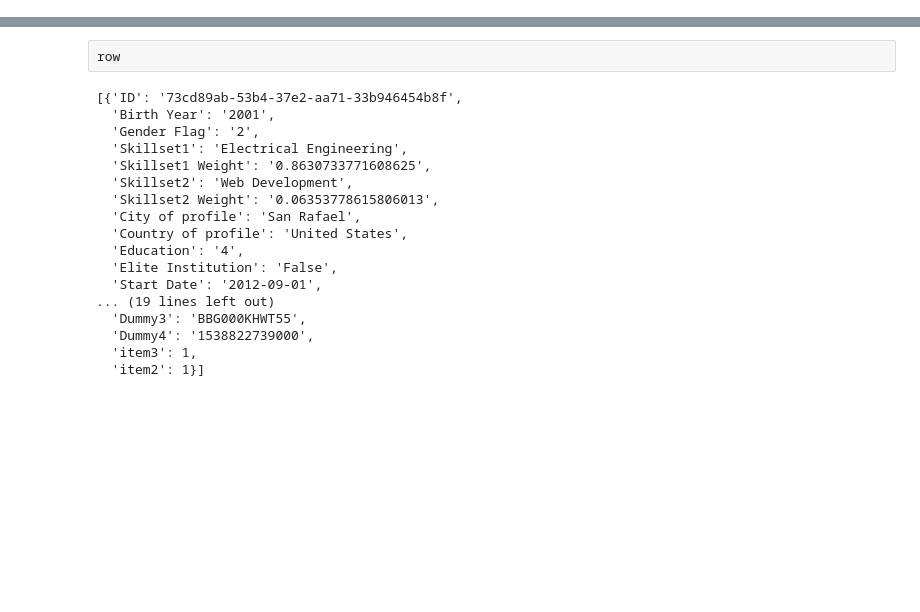
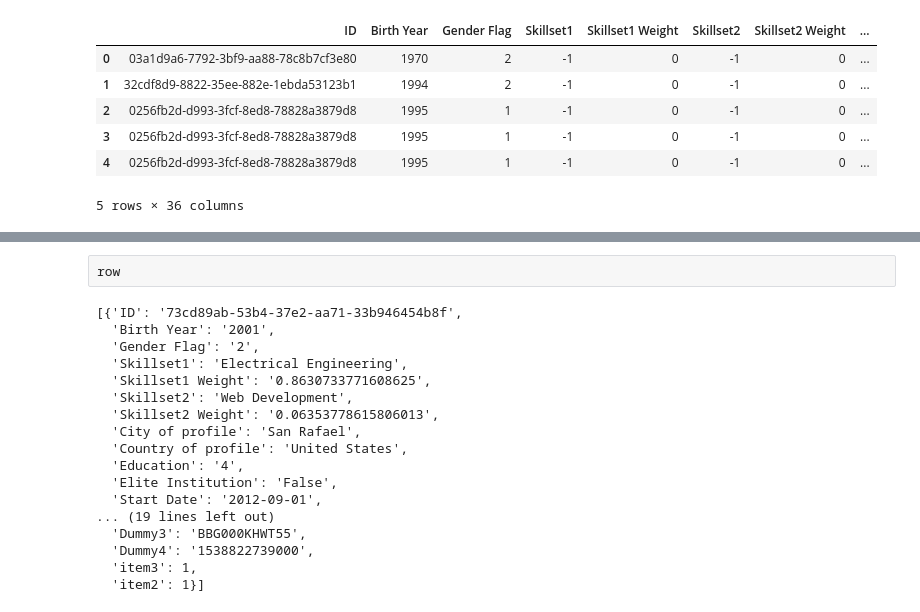
Before and after one commit to rohigovi/EmploymentDynamics, a Jupyter notebook: Pre-Processing/DataPreProcessingwithDictionaryReader.ipynb, the cells around one changed output, grey strips where cells are left out. Drawn from its saved outputs; the diff is of its cells as text; code cells hidden in the pictures; blank space fills up the shorter version.

```diff
--- a/Pre-Processing/DataPreProcessingwithDictionaryReader.ipynb
+++ b/Pre-Processing/DataPreProcessingwithDictionaryReader.ipynb
@@ -84,0 +71,10 @@ a.append(pd.DataFrame(row,columns=row.keys(),index=[0]))
+# %%
+final_merged_dataframe.head()
+# %% [output]
+|  | ID | Birth Year | Gender Flag | Skillset1 | Skillset1 Weight | Skillset2 | Skillset2 Weight | ... |
+| 0 | 03a1d9a6-7792-3bf9-aa88-78c8b7cf3e80 | 1970 | 2 | -1 | 0 | -1 | 0 | ... |
+| 1 | 32cdf8d9-8822-35ee-882e-1ebda53123b1 | 1994 | 2 | -1 | 0 | -1 | 0 | ... |
+| 2 | 0256fb2d-d993-3fcf-8ed8-78828a3879d8 | 1995 | 1 | -1 | 0 | -1 | 0 | ... |
+| 3 | 0256fb2d-d993-3fcf-8ed8-78828a3879d8 | 1995 | 1 | -1 | 0 | -1 | 0 | ... |
+| 4 | 0256fb2d-d993-3fcf-8ed8-78828a3879d8 | 1995 | 1 | -1 | 0 | -1 | 0 | ... |
+5 rows × 36 columns
```
Also changed, not shown: parts of 11 cells of this notebook.
